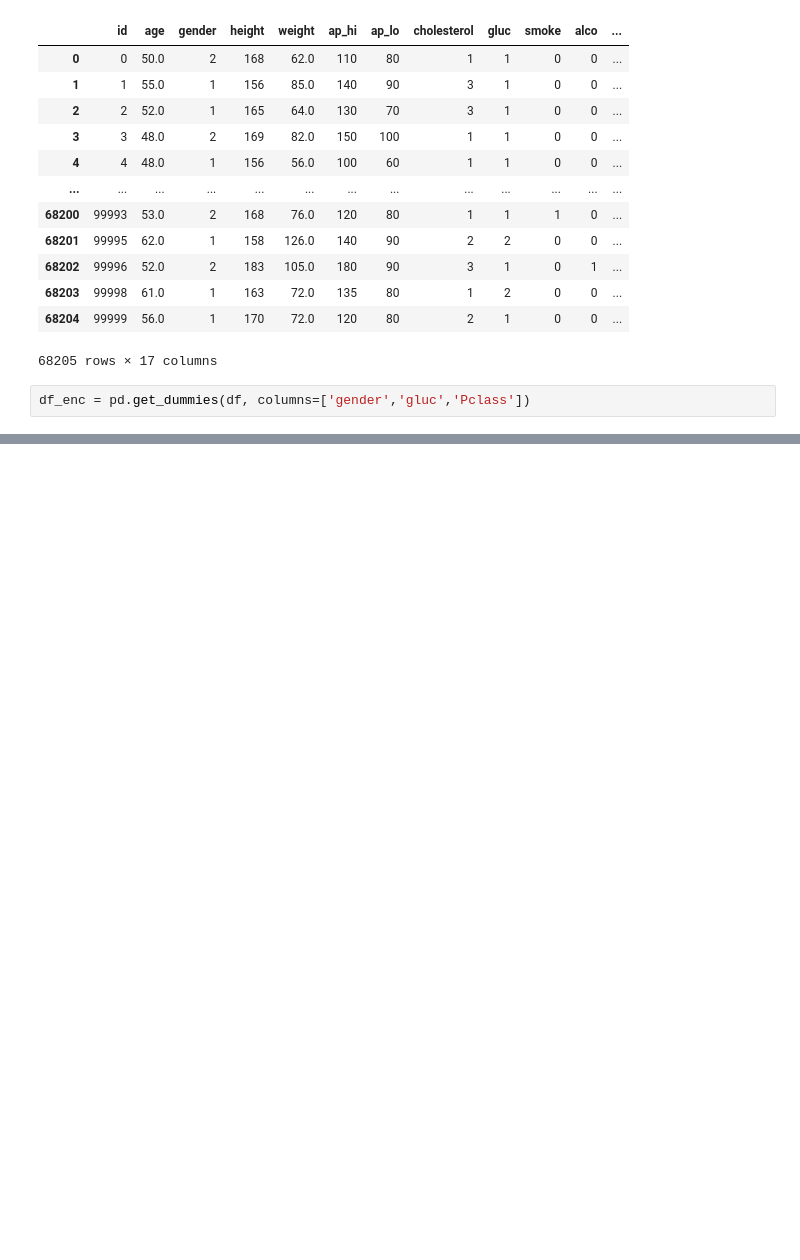
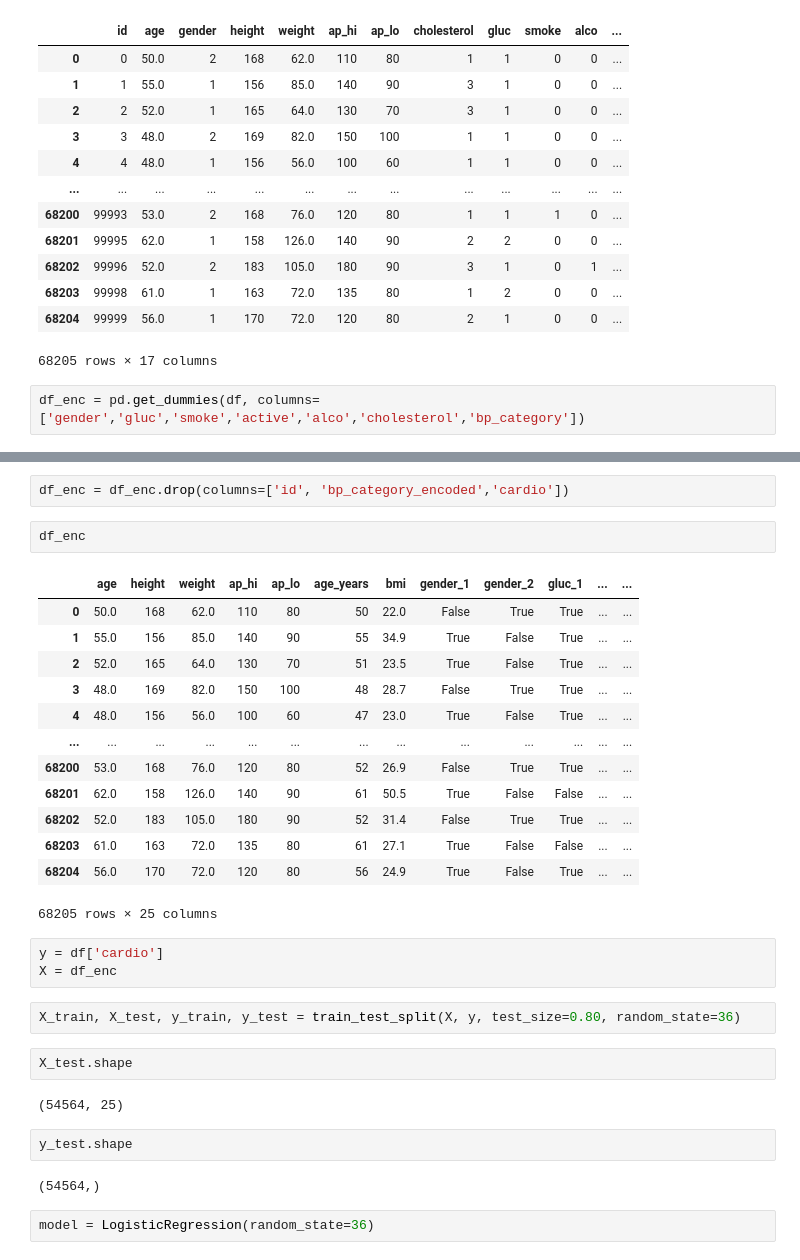
Before and after one commit to Abdullahi-31/prediction_cardio_maladie, a Jupyter notebook: python.ipynb, the cells around one changed output, grey strips where cells are left out. Cells and saved outputs as stored; diff of their text form; blank space fills up the shorter version.

```diff
--- a/python.ipynb
+++ b/python.ipynb
@@ -197,4 +200,4 @@ df
 | 68204 | 99999 | 56.0 | 1 | 170 | 72.0 | 120 | 80 | 2 | 1 | 0 | 0 | ... |
 68205 rows × 17 columns
 # %%
-df_enc = pd.get_dummies(df, columns=['gender','gluc','Pclass'])
+df_enc = pd.get_dummies(df, columns=['gender','gluc','smoke','active','alco','cholesterol','bp_category'])
@@ -200,0 +220,33 @@ df_enc = pd.get_dummies(df, columns=['gender','gluc','Pclass'])
+# %%
+df_enc = df_enc.drop(columns=['id', 'bp_category_encoded','cardio'])
+# %%
+df_enc
+# %% [output]
+|  | age | height | weight | ap_hi | ap_lo | age_years | bmi | gender_1 | gender_2 | gluc_1 | ... | ... |
+| 0 | 50.0 | 168 | 62.0 | 110 | 80 | 50 | 22.0 | False | True | True | ... | ... |
+| 1 | 55.0 | 156 | 85.0 | 140 | 90 | 55 | 34.9 | True | False | True | ... | ... |
+| 2 | 52.0 | 165 | 64.0 | 130 | 70 | 51 | 23.5 | True | False | True | ... | ... |
+| 3 | 48.0 | 169 | 82.0 | 150 | 100 | 48 | 28.7 | False | True | True | ... | ... |
+| 4 | 48.0 | 156 | 56.0 | 100 | 60 | 47 | 23.0 | True | False | True | ... | ... |
+| ... | ... | ... | ... | ... | ... | ... | ... | ... | ... | ... | ... | ... |
+| 68200 | 53.0 | 168 | 76.0 | 120 | 80 | 52 | 26.9 | False | True | True | ... | ... |
+| 68201 | 62.0 | 158 | 126.0 | 140 | 90 | 61 | 50.5 | True | False | False | ... | ... |
+| 68202 | 52.0 | 183 | 105.0 | 180 | 90 | 52 | 31.4 | False | True | True | ... | ... |
+| 68203 | 61.0 | 163 | 72.0 | 135 | 80 | 61 | 27.1 | True | False | False | ... | ... |
+| 68204 | 56.0 | 170 | 72.0 | 120 | 80 | 56 | 24.9 | True | False | True | ... | ... |
+68205 rows × 25 columns
+# %%
+y = df['cardio']
+X = df_enc
+# %%
+X_train, X_test, y_train, y_test = train_test_split(X, y, test_size=0.80, random_state=36)
+# %%
+X_test.shape
+# %% [output]
+(54564, 25)
+# %%
+y_test.shape
+# %% [output]
+(54564,)
+# %%
+model = LogisticRegression(random_state=36)
```
Also changed, not shown: parts of 11 cells of this notebook, 1 other file.
